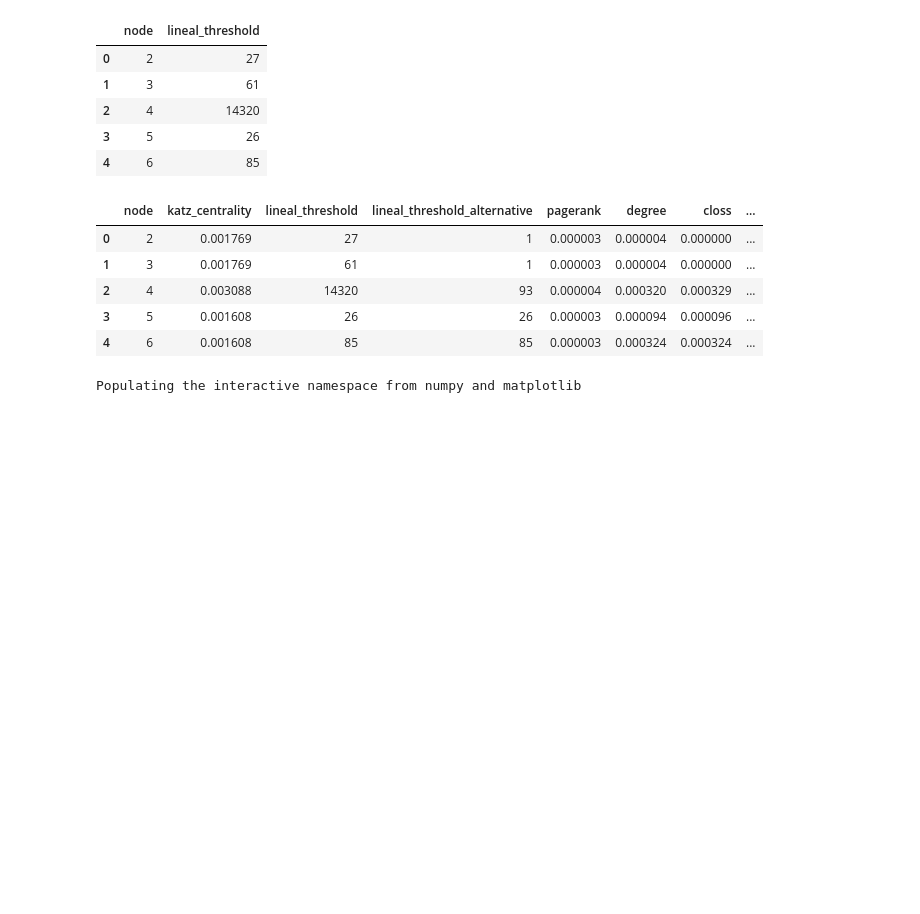
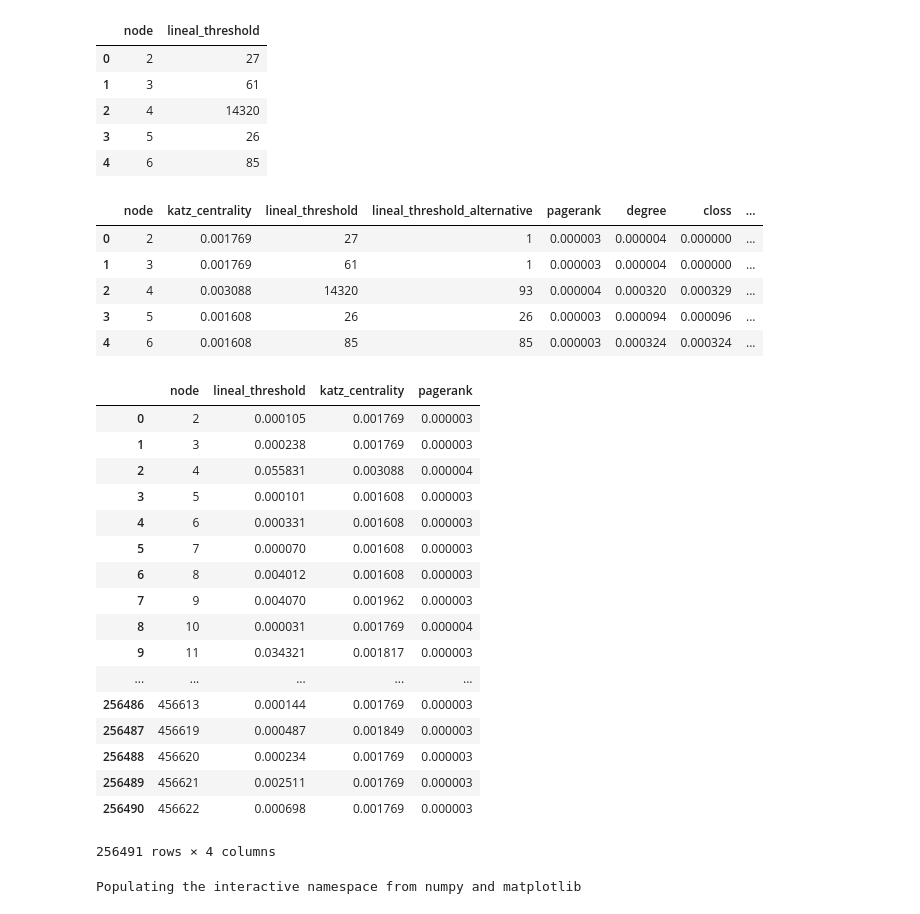
Before and after one commit to GCantergiani/centrality-measure-lth-model, a Jupyter notebook: notebooks/centrality_correlation/0.1-gcantergiani-centrality-correlation.ipynb, the cells around one changed output. Cells and saved outputs as stored; diff of their text form; code cells hidden in the pictures; blank space fills up the shorter version.

Commit message:
improve centrality correlation notebook

```diff
--- a/notebooks/centrality_correlation/0.1-gcantergiani-centrality-correlation.ipynb
+++ b/notebooks/centrality_correlation/0.1-gcantergiani-centrality-correlation.ipynb
@@ -58,6 +60,27 @@ influence_model = influence_model[['node', 'lineal_threshold', 'katz_centrality'
 # Normalize lineal_threshold
 influence_model['lineal_threshold'] = influence_model['lineal_threshold'].astype(float)
 influence_model['lineal_threshold'] = (influence_model['lineal_threshold'] / 256490)
+# %%
+influence_model
+# %% [output]
+|  | node | lineal_threshold | katz_centrality | pagerank |
+| 0 | 2 | 0.000105 | 0.001769 | 0.000003 |
+| 1 | 3 | 0.000238 | 0.001769 | 0.000003 |
+| 2 | 4 | 0.055831 | 0.003088 | 0.000004 |
+| 3 | 5 | 0.000101 | 0.001608 | 0.000003 |
+| 4 | 6 | 0.000331 | 0.001608 | 0.000003 |
+| 5 | 7 | 0.000070 | 0.001608 | 0.000003 |
+| 6 | 8 | 0.004012 | 0.001608 | 0.000003 |
+| 7 | 9 | 0.004070 | 0.001962 | 0.000003 |
+| 8 | 10 | 0.000031 | 0.001769 | 0.000004 |
+| 9 | 11 | 0.034321 | 0.001817 | 0.000003 |
+| ... | ... | ... | ... | ... |
+| 256486 | 456613 | 0.000144 | 0.001769 | 0.000003 |
+| 256487 | 456619 | 0.000487 | 0.001849 | 0.000003 |
+| 256488 | 456620 | 0.000234 | 0.001769 | 0.000003 |
+| 256489 | 456621 | 0.002511 | 0.001769 | 0.000003 |
+| 256490 | 456622 | 0.000698 | 0.001769 | 0.000003 |
+256491 rows × 4 columns
 # %%
 import matplotlib
 import numpy as np
```
Also changed, not shown: parts of 1 cell of this notebook, 1 other file.
